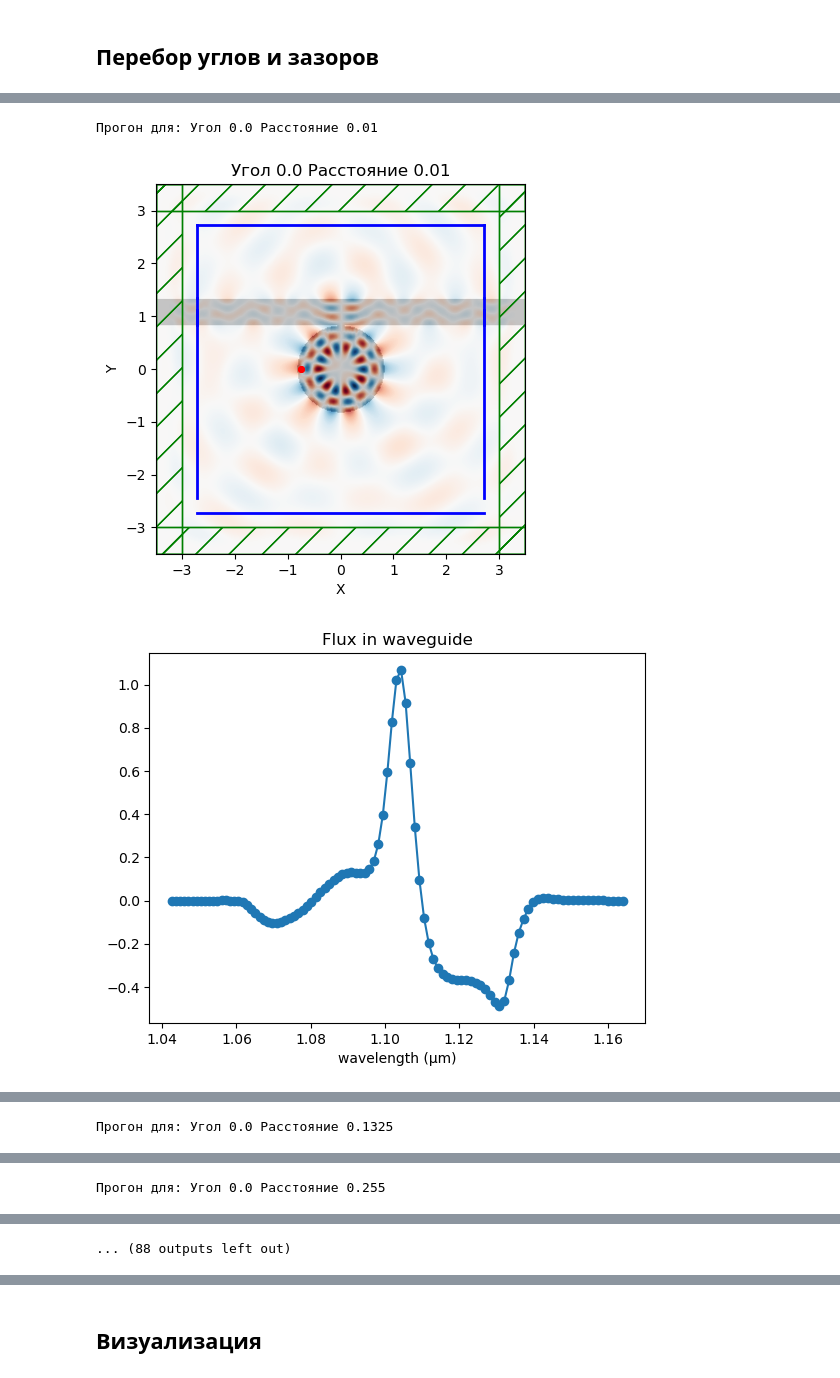
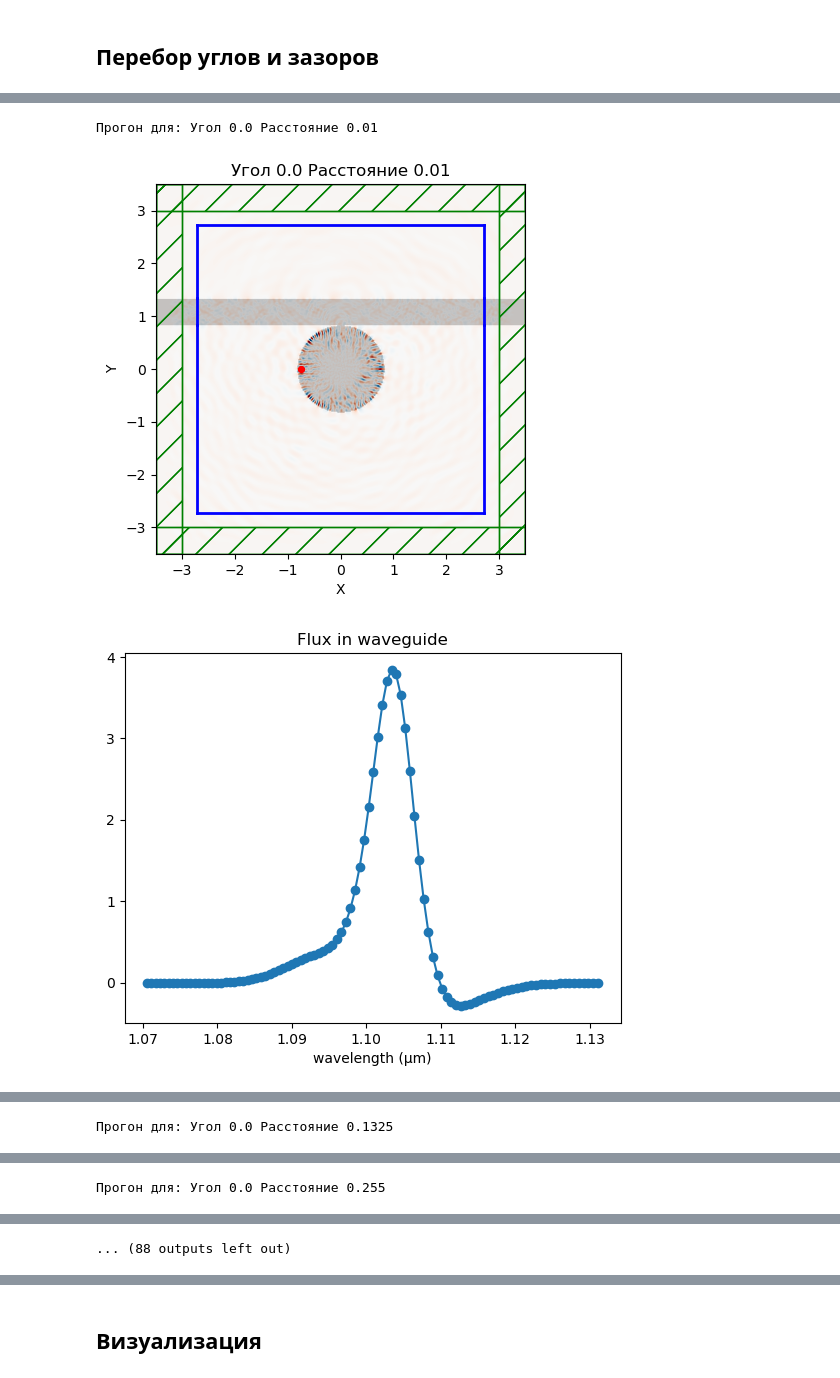
Before and after one commit to rangiferina/WGM_adjoint, a Jupyter notebook: WGM.ipynb, the cells around one changed output, grey strips where cells are left out. Cells and saved outputs as stored; diff of their text form; code cells hidden in the pictures.

```diff
--- a/WGM.ipynb
+++ b/WGM.ipynb
@@ -14,7 +14,7 @@ Si = 3.4
 air = 1
 wl = 1.1 # central wavelength (micron)
 fcen = 1/wl #central frequency
-df = 0.1 # pulse width (in frequency)
+df = 0.05 # pulse width (in frequency)
 r = wl/(Si*2*np.pi) * 16 # disk radius
 
 angle_list = np.linspace(0, 60, 5) # угол между краями углубления и центром диска (градусы)
@@ -23,7 +23,7 @@ wg_width = 0.5 # waveguide width (micron)
 wg_center_y_f = lambda a, d: (r+d)*np.sqrt(np.cos(np.radians(a))) + wg_width/2
 
 '''Параметры симуляции'''
-time = 600 # время симуляции после затухания источника
+time = 500 # время симуляции после затухания источника
 # Если время слишком маленькое, Harminv дает отрицательные Q
 resolution = 50 # количество пикселей на один микрон
 pad = 2 # padding between waveguide and edge of PML
@@ -157,7 +157,7 @@ for angle in angle_list:
                     mp.FluxRegion(center=mp.Vector3(-flux_coord, wg_center_y), size=mp.Vector3(0,wg_width)),]
 
         size_bottom = flux_coord + wg_center_y - wg_width/2
-        coord_bottom = -flux_coord/2 + (flux_coord-wg_center_y - wg_width/2)/2
+        coord_bottom = (-flux_coord + wg_center_y - wg_width/2)/2
         size_top = flux_coord  - wg_center_y - wg_width/2
         coord_top = (flux_coord + wg_center_y + wg_width/2)/2
 
@@ -192,32 +192,32 @@ for angle in angle_list:
             HARMINV_RES[id_name][name] = {'wavelengths': h, 'Qs': q}
 
         #Flux save
         FLUX_RES[id_name] = {}
         flux_wls = 1 / np.array(mp.get_flux_freqs(not_wg_fluxes)) # частоты
         flux_in_wg = np.array(mp.get_fluxes(wg_fluxes)) # внутри волновода
         flux_out_wg = np.array(mp.get_fluxes(not_wg_fluxes)) # вне волновода
         sim.save_flux(f'{id_name}_flux_in', wg_fluxes) # Сохраняем в файл .h5
         sim.save_flux(f'{id_name}_flux_out', not_wg_fluxes) # Сохраняем в файл .h5
 
         FLUX_RES[id_name]['Wavelengths'] = flux_wls
         FLUX_RES[id_name]['In waveguide'] = flux_in_wg
         FLUX_RES[id_name]['On borders'] = flux_out_wg
         FLUX_RES[id_name]['Ratio'] = flux_in_wg/flux_out_wg
 
         plt.figure()
         plt.title("Flux in waveguide")
         plt.plot(flux_wls, flux_in_wg, 'o-')
         plt.xlabel("wavelength (μm)")
         plt.savefig(f'{id_name}_flux_in_wg.png')
         plt.show()
 
         plt.figure()
         plt.title("Flux in waveguide / Flux on borders")
         plt.plot(1/flux_freqs, flux_in_wg/flux_out_wg, 'o-')
         plt.xlabel("wavelength (μm)")
         plt.savefig(f'{id_name}_flux_ratio.png')
         plt.show()
 # %% [output]
 Прогон для: Угол 0.0 Расстояние 0.01
-[figure, old version]
+[figure, new version]
-[figure, old version]
+[figure, new version]
```
Also changed, not shown: parts of 5 cells of this notebook.
